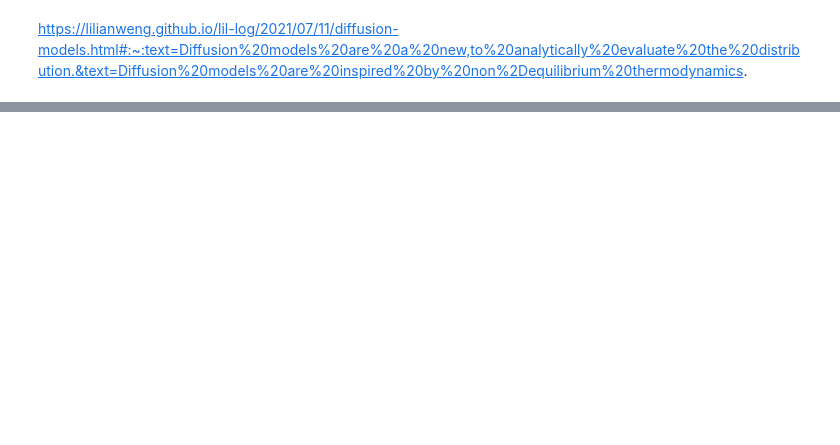
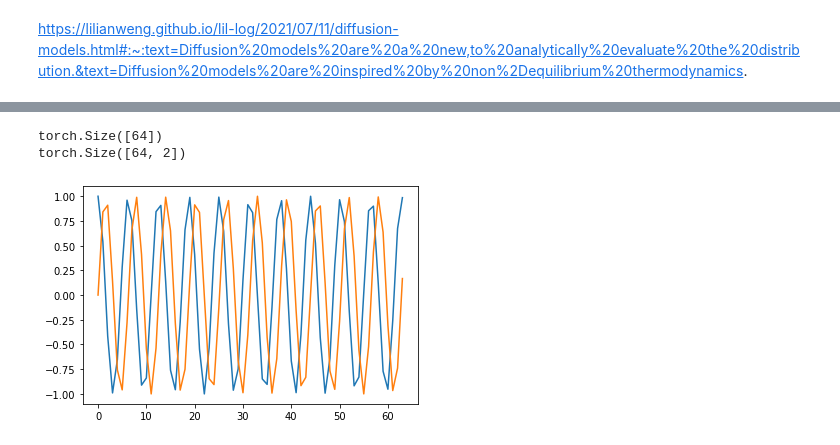
Before and after one commit to lukasbrunnerjku/normalizingflows, a Jupyter notebook: diffusion_toy_example.ipynb, the cells around one changed output, grey strips where cells are left out. Saved outputs shown, nothing was run; the diff lists cells and outputs as text; code cells hidden in the pictures; blank space fills up the shorter version.

```diff
--- a/diffusion_toy_example.ipynb
+++ b/diffusion_toy_example.ipynb
@@ -25,0 +87,31 @@ plt.show()
+# %%
+def timestep_embedding(timesteps, dim, max_period=1000):
+    """
+    Create sinusoidal timestep embeddings.
+    :param timesteps: a 1-D Tensor of N indices, one per batch element.
+                      These may be fractional.
+    :param dim: the dimension of the output.
+    :param max_period: controls the minimum frequency of the embeddings.
+    :return: an [N x dim] Tensor of positional embeddings.
+    """
+    half = dim // 2
+    freqs = torch.exp(
+        -math.log(max_period) * torch.arange(start=0, end=half, dtype=torch.float32) / half
+    ).to(device=timesteps.device)
+    args = timesteps[:, None].float() * freqs[None]
+    embedding = torch.cat([torch.cos(args), torch.sin(args)], dim=-1)
+    if dim % 2:
+        embedding = torch.cat([embedding, torch.zeros_like(embedding[:, :1])], dim=-1)
+    return embedding
+
+
+timesteps = torch.arange(0.0, T, step=1)
+print(timesteps.shape)
+emb = timestep_embedding(timesteps, dim=2)
+print(emb.shape)
+plt.plot(timesteps, emb)
+plt.show()
+# %% [output]
+torch.Size([64])
+torch.Size([64, 2])
+[figure, added]
```
Also changed, not shown: parts of 7 cells of this notebook.
